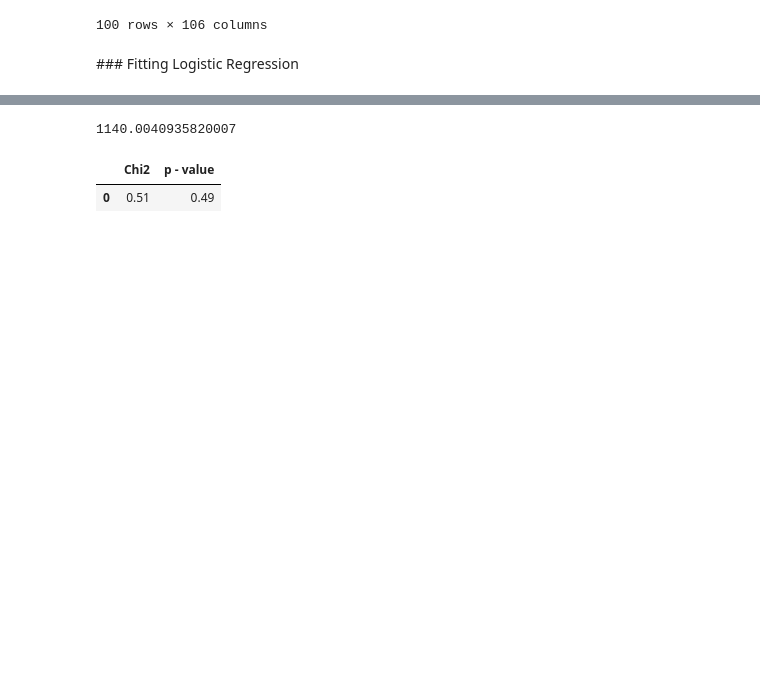
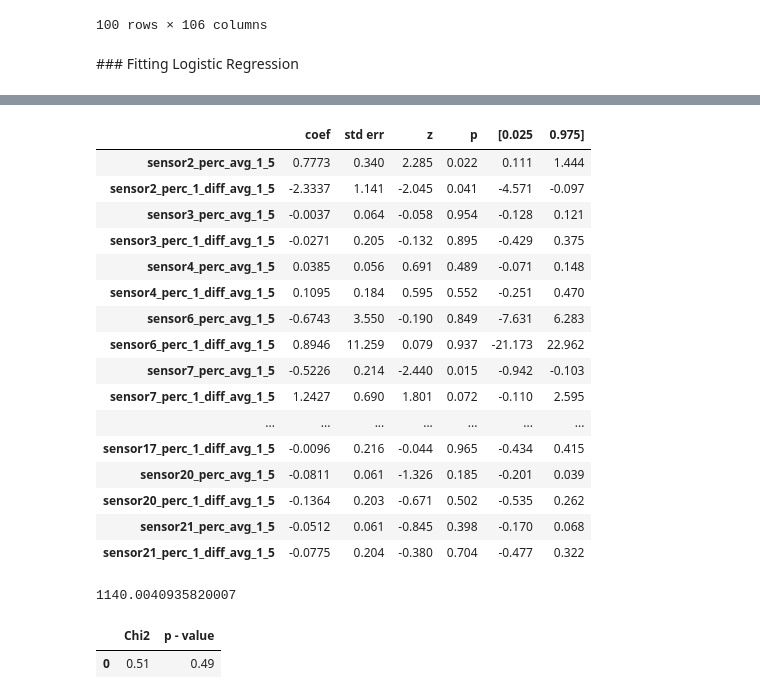
Before and after one commit to egehanyorulmaz/nasa-turbofan-engine-rul-prediction, a Jupyter notebook: LogisticRegression.ipynb, the cells around one changed output, grey strips where cells are left out. Drawn from its saved outputs; the diff is of its cells as text; code cells hidden in the pictures; blank space fills up the shorter version.

```diff
--- a/LogisticRegression.ipynb
+++ b/LogisticRegression.ipynb
@@ -356,3 +382,24 @@ sensor21_perc_1_diff_avg_1_5    -0.0775      0.204     -0.380      0.704      -0
+# %%
+difference_columns = summary_df.index.tolist()[76:]
+summary_df.iloc[76:]
+# %% [output]
+|  | coef | std err | z | p | [0.025 | 0.975] |
+| sensor2_perc_avg_1_5 | 0.7773 | 0.340 | 2.285 | 0.022 | 0.111 | 1.444 |
+| sensor2_perc_1_diff_avg_1_5 | -2.3337 | 1.141 | -2.045 | 0.041 | -4.571 | -0.097 |
+| sensor3_perc_avg_1_5 | -0.0037 | 0.064 | -0.058 | 0.954 | -0.128 | 0.121 |
+| sensor3_perc_1_diff_avg_1_5 | -0.0271 | 0.205 | -0.132 | 0.895 | -0.429 | 0.375 |
+| sensor4_perc_avg_1_5 | 0.0385 | 0.056 | 0.691 | 0.489 | -0.071 | 0.148 |
+| sensor4_perc_1_diff_avg_1_5 | 0.1095 | 0.184 | 0.595 | 0.552 | -0.251 | 0.470 |
+| sensor6_perc_avg_1_5 | -0.6743 | 3.550 | -0.190 | 0.849 | -7.631 | 6.283 |
+| sensor6_perc_1_diff_avg_1_5 | 0.8946 | 11.259 | 0.079 | 0.937 | -21.173 | 22.962 |
+| sensor7_perc_avg_1_5 | -0.5226 | 0.214 | -2.440 | 0.015 | -0.942 | -0.103 |
+| sensor7_perc_1_diff_avg_1_5 | 1.2427 | 0.690 | 1.801 | 0.072 | -0.110 | 2.595 |
+| ... | ... | ... | ... | ... | ... | ... |
+| sensor17_perc_1_diff_avg_1_5 | -0.0096 | 0.216 | -0.044 | 0.965 | -0.434 | 0.415 |
+| sensor20_perc_avg_1_5 | -0.0811 | 0.061 | -1.326 | 0.185 | -0.201 | 0.039 |
+| sensor20_perc_1_diff_avg_1_5 | -0.1364 | 0.203 | -0.671 | 0.502 | -0.535 | 0.262 |
+| sensor21_perc_avg_1_5 | -0.0512 | 0.061 | -0.845 | 0.398 | -0.170 | 0.068 |
+| sensor21_perc_1_diff_avg_1_5 | -0.0775 | 0.204 | -0.380 | 0.704 | -0.477 | 0.322 |
 # %%
 base_model_aic = model.aic
 print(base_model_aic)
```
Also changed, not shown: parts of 12 cells of this notebook.
